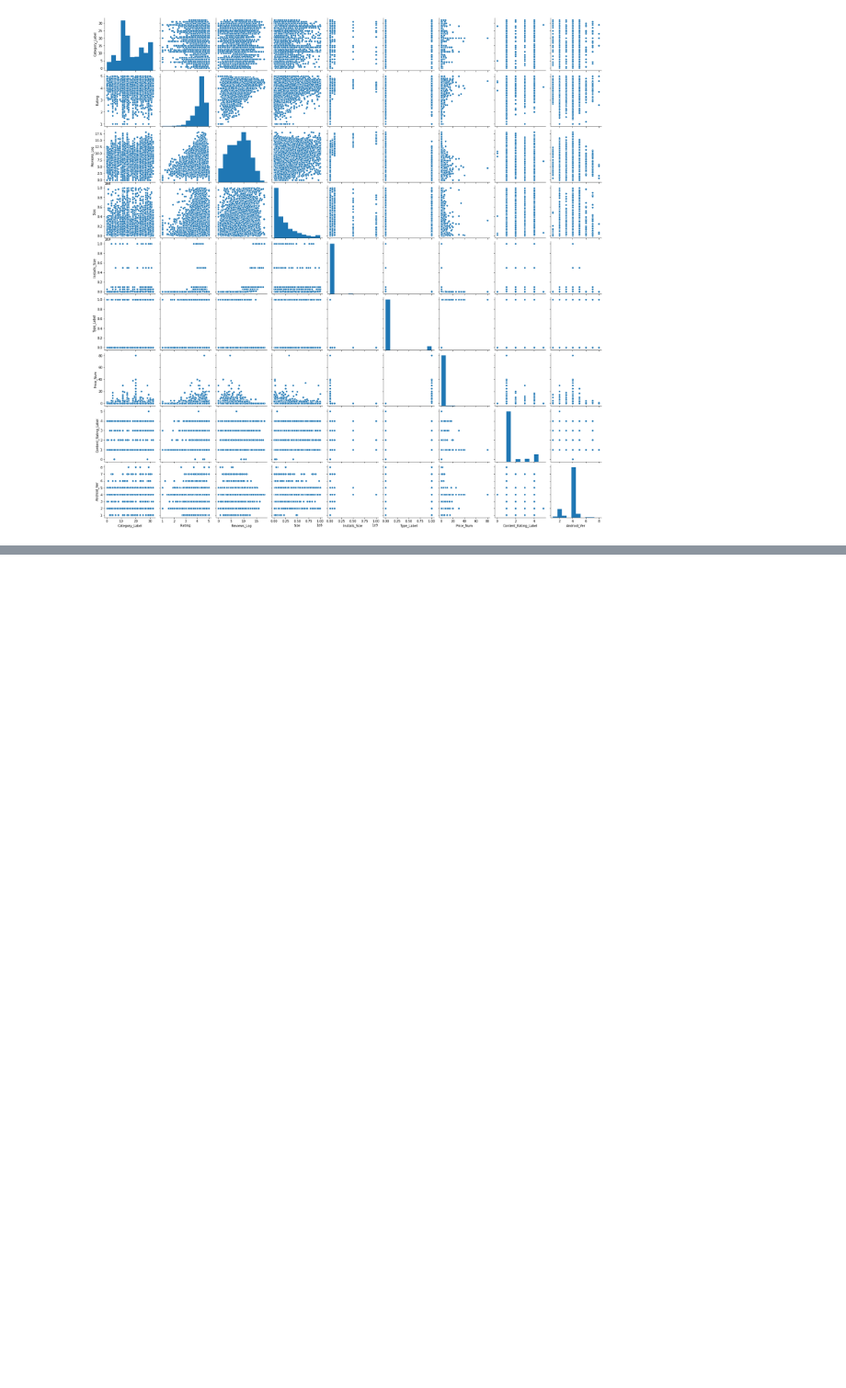
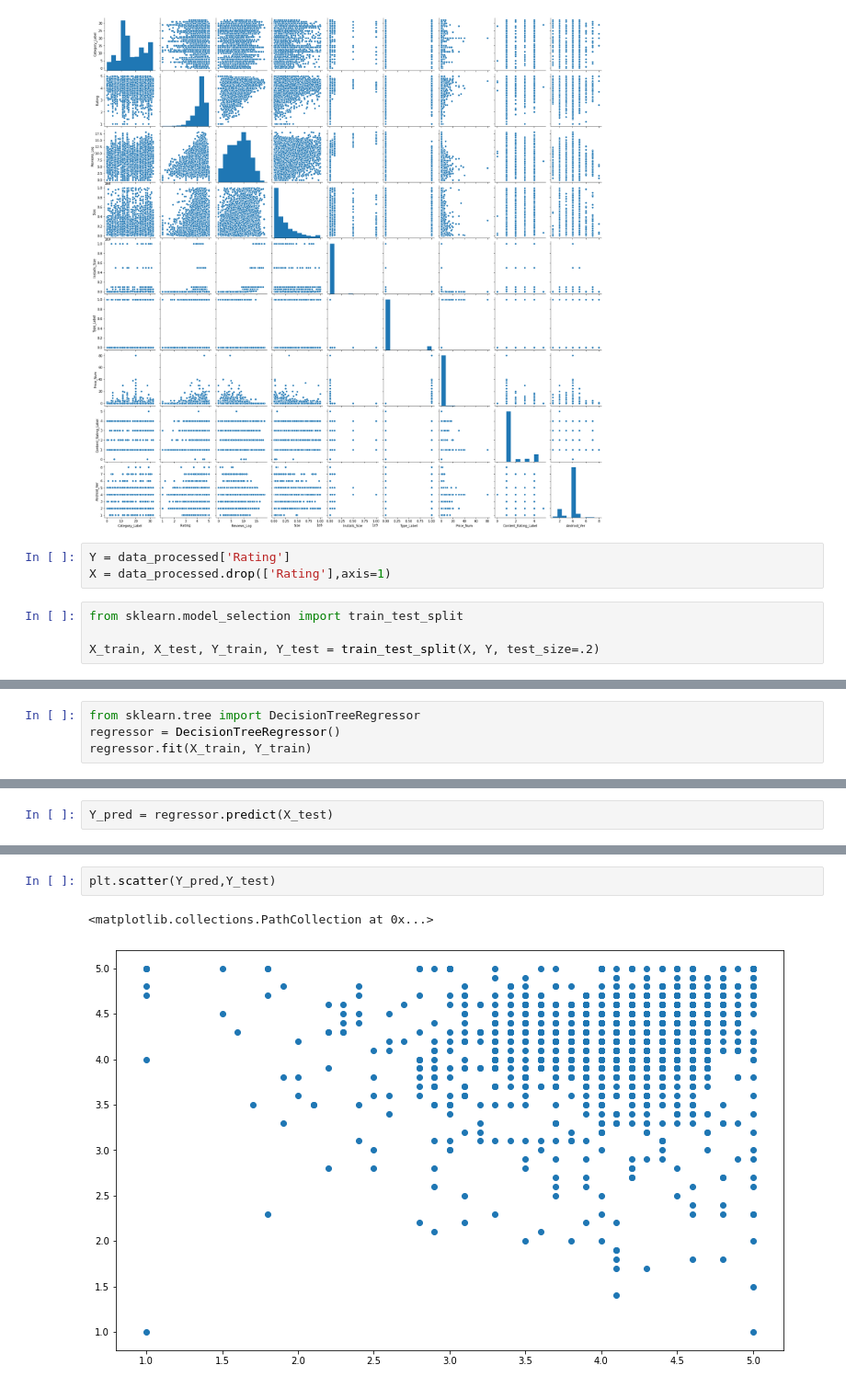
Before and after one commit to mohit138/Google-App-Store, a Jupyter notebook: GooglePlayStore.ipynb, the cells around one changed output, grey strips where cells are left out. Shown at 92% size. Cells and saved outputs as stored; diff of their text form; blank space fills up the shorter version.

Commit message:
Implemented various algorithms to find ratings of apps
Using sklearn, Linear Regression, SVM regressor and decision tree were implemented to predict the accuracy of the problemn

```diff
--- a/GooglePlayStore.ipynb
+++ b/GooglePlayStore.ipynb
@@ -497,3 +490,10 @@ sns.pairplot(data_processed)
 # %% [output]
 <seaborn.axisgrid.PairGrid at 0x...>
 [figure]
+# %%
+Y = data_processed['Rating']
+X = data_processed.drop(['Rating'],axis=1)
+# %%
+from sklearn.model_selection import train_test_split
+
+X_train, X_test, Y_train, Y_test = train_test_split(X, Y, test_size=.2)
@@ -499,0 +506,4 @@ sns.pairplot(data_processed)
+# %%
+from sklearn.tree import DecisionTreeRegressor
+regressor = DecisionTreeRegressor()
+regressor.fit(X_train, Y_train)
@@ -499,0 +517,2 @@ sns.pairplot(data_processed)
+# %%
+Y_pred = regressor.predict(X_test)
@@ -499,0 +545,5 @@ sns.pairplot(data_processed)
+# %%
+plt.scatter(Y_pred,Y_test)
+# %% [output]
+<matplotlib.collections.PathCollection at 0x...>
+[figure, added]
```
Also changed, not shown: parts of 18 cells of this notebook.
